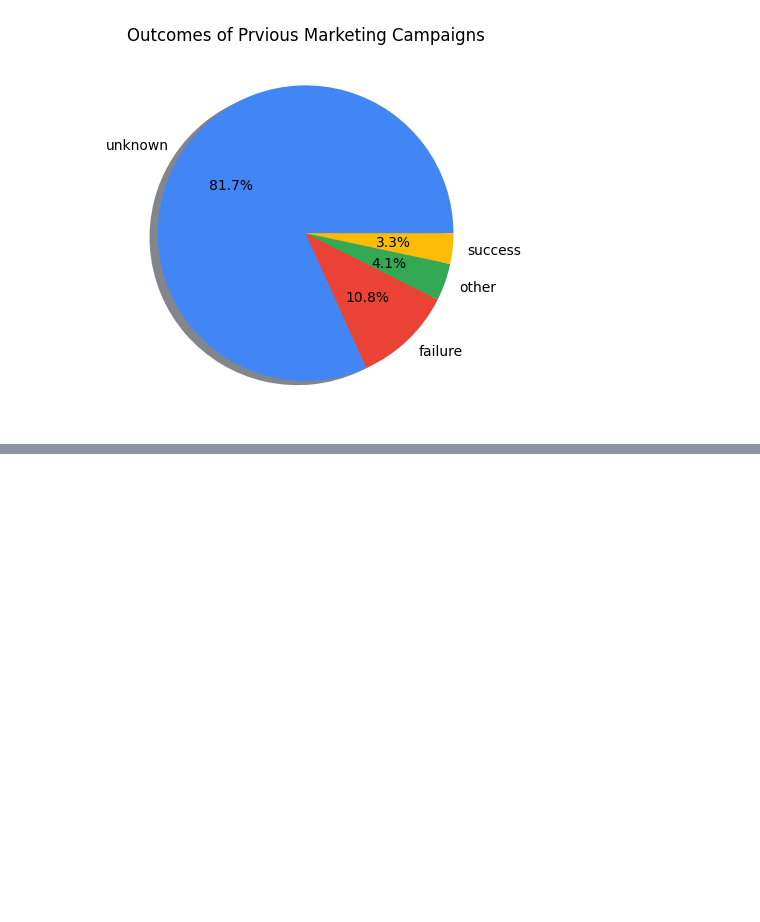
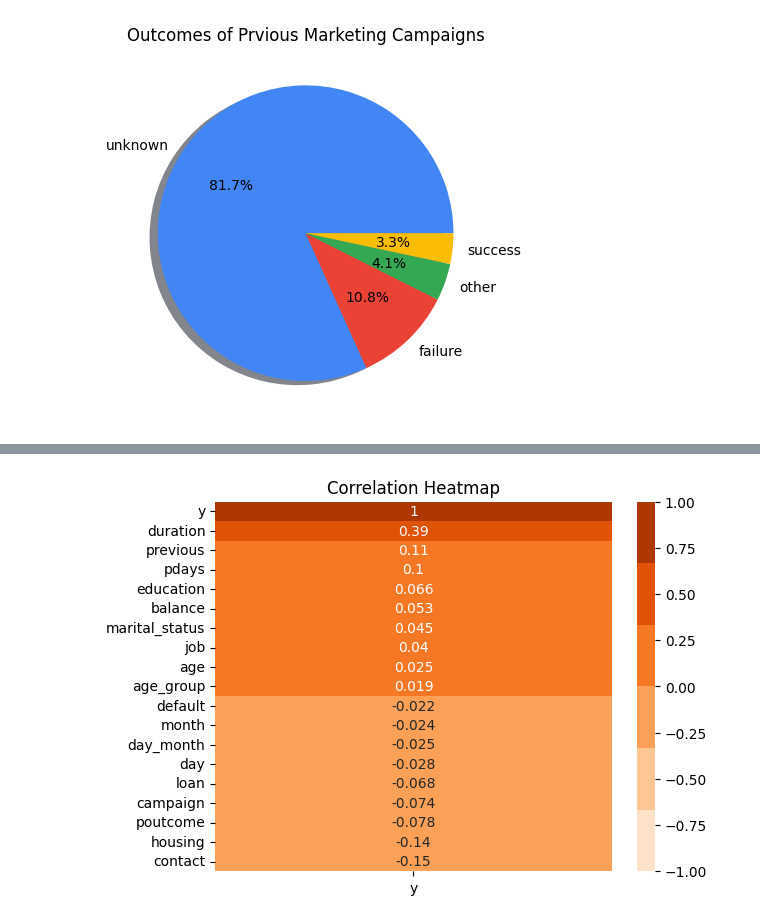
Before and after one commit to devdharaiya/Coding, a Jupyter notebook: Finlatics/Project 1.ipynb, the cells around one changed output, grey strips where cells are left out. Drawn from its saved outputs; the diff is of its cells as text; code cells hidden in the pictures; blank space fills up the shorter version.

```diff
--- a/Finlatics/Project 1.ipynb
+++ b/Finlatics/Project 1.ipynb
@@ -161,6 +162,6 @@ df['poutcome'] = labcode.fit_transform(df['poutcome'])
 df['y'] = df['y'].apply(lambda x: 1 if x == 'yes' else 0)
 # %%
 correlations = df.corr()
-y_corr = correlations['y'].sort_values(ascending=False)
+y_corr = pd.DataFrame(correlations['y'].sort_values(ascending=False))
 print(y_corr)
 # %% [output]
@@ -167,0 +188,10 @@ ValueError: could not convert string to float: 'management'
+# %%
+
+# Assuming 'correlation_data' is your DataFrame with correlation values
+# Plot heatmap
+colormap = sns.color_palette('Oranges')
+sns.heatmap(y_corr, annot=True, cmap=colormap, vmin=-1, vmax=1)
+plt.title('Correlation Heatmap')
+plt.show()
+# %% [output]
+[figure, added]
```
Also changed, not shown: parts of 5 cells of this notebook.
